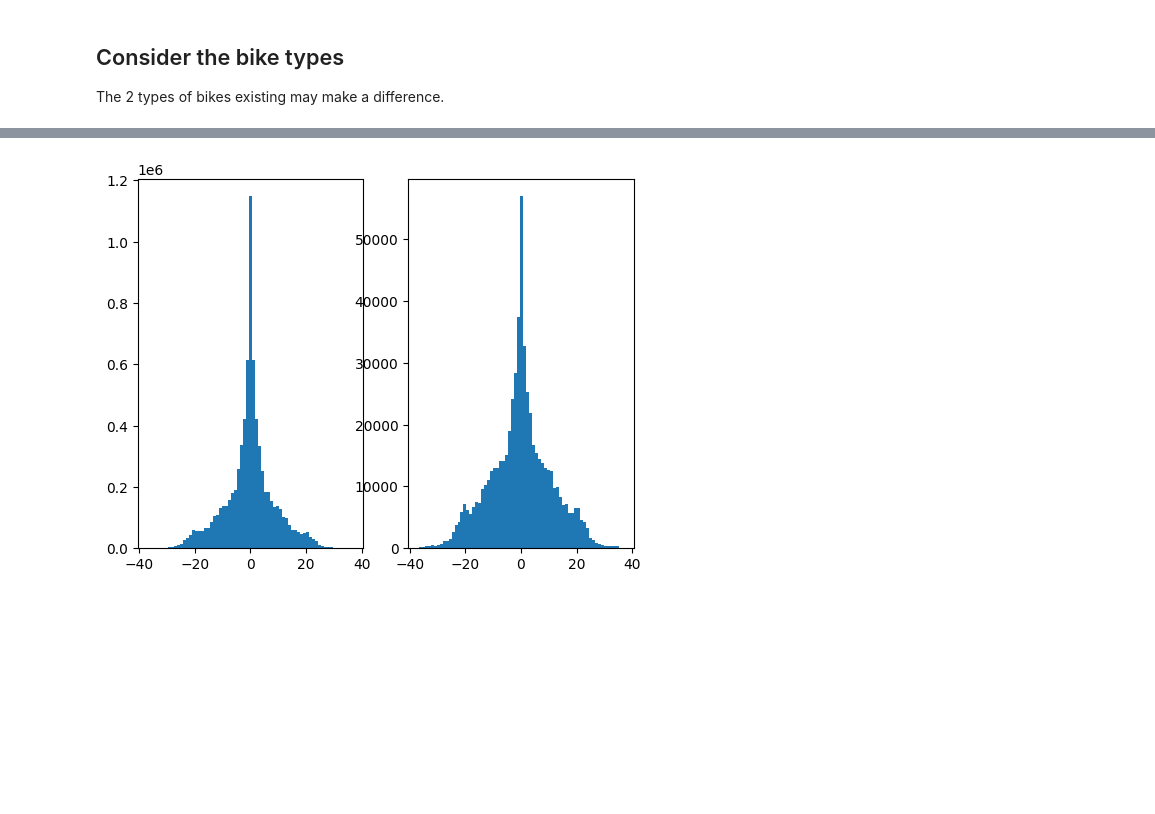
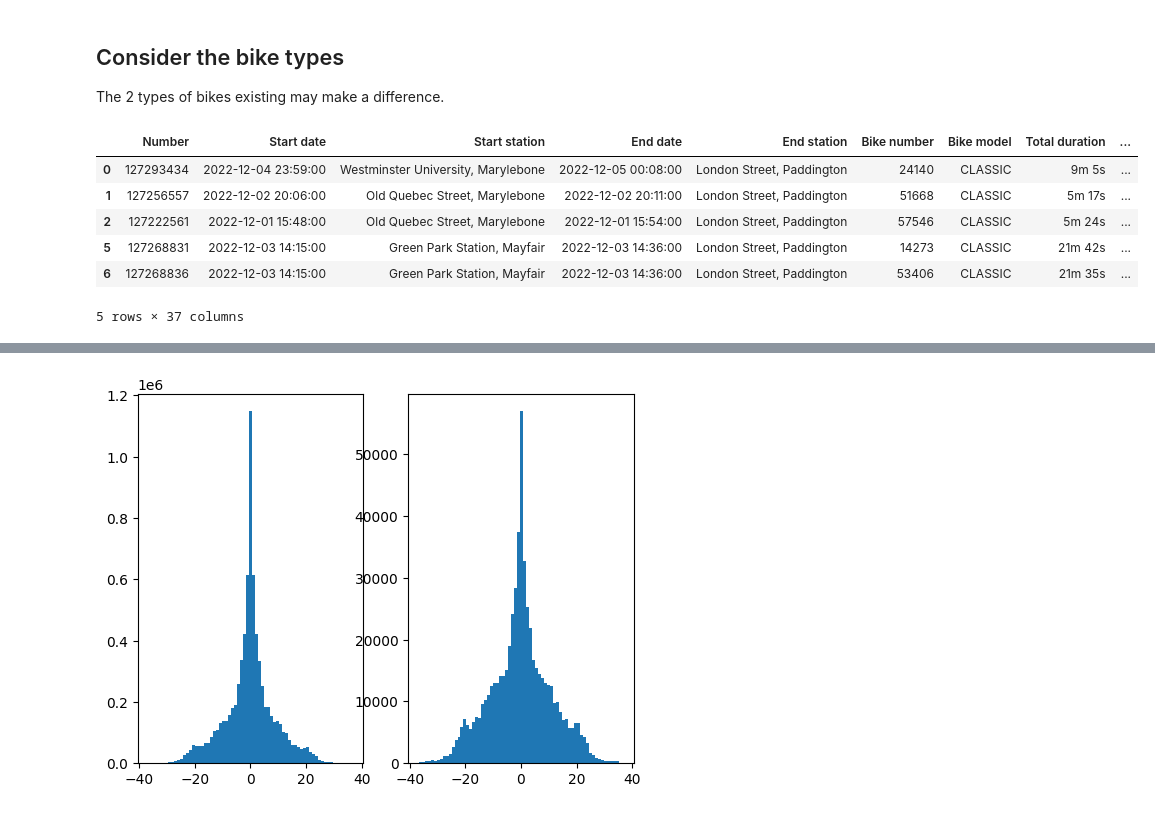
Before and after one commit to sokimura39/QM_Report, a Jupyter notebook: analysis.ipynb, the cells around one changed output, grey strips where cells are left out. Cells and saved outputs as stored; diff of their text form; code cells hidden in the pictures; blank space fills up the shorter version.

```diff
--- a/analysis.ipynb
+++ b/analysis.ipynb
@@ -111,4 +111,14 @@ journeys_df['ave_speed'] = journeys_df['distance'] / journeys_df['Total duration
 ## Consider the bike types
 
 The 2 types of bikes existing may make a difference.
+# %%
+journeys_df.head(5)
+# %% [output]
+|  | Number | Start date | Start station | End date | End station | Bike number | Bike model | Total duration | ... |
+| 0 | 127293434 | 2022-12-04 23:59:00 | Westminster University, Marylebone | 2022-12-05 00:08:00 | London Street, Paddington | 24140 | CLASSIC | 9m 5s | ... |
+| 1 | 127256557 | 2022-12-02 20:06:00 | Old Quebec Street, Marylebone | 2022-12-02 20:11:00 | London Street, Paddington | 51668 | CLASSIC | 5m 17s | ... |
+| 2 | 127222561 | 2022-12-01 15:48:00 | Old Quebec Street, Marylebone | 2022-12-01 15:54:00 | London Street, Paddington | 57546 | CLASSIC | 5m 24s | ... |
+| 5 | 127268831 | 2022-12-03 14:15:00 | Green Park Station, Mayfair | 2022-12-03 14:36:00 | London Street, Paddington | 14273 | CLASSIC | 21m 42s | ... |
+| 6 | 127268836 | 2022-12-03 14:15:00 | Green Park Station, Mayfair | 2022-12-03 14:36:00 | London Street, Paddington | 53406 | CLASSIC | 21m 35s | ... |
+5 rows × 37 columns
 # %%
```
Also changed, not shown: parts of 9 cells of this notebook, 2 other files.
